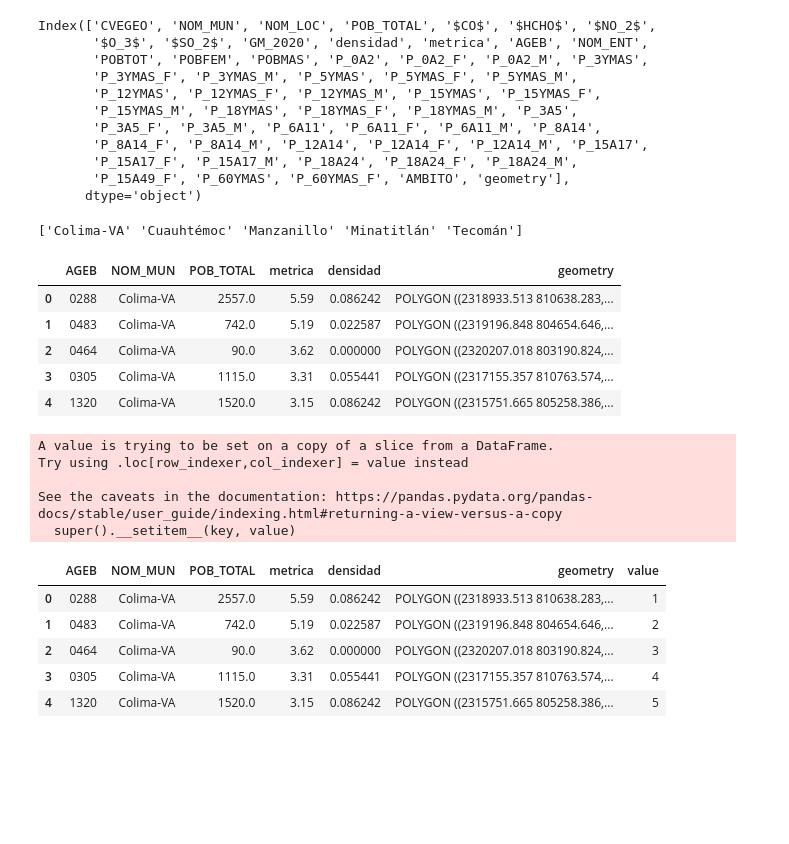
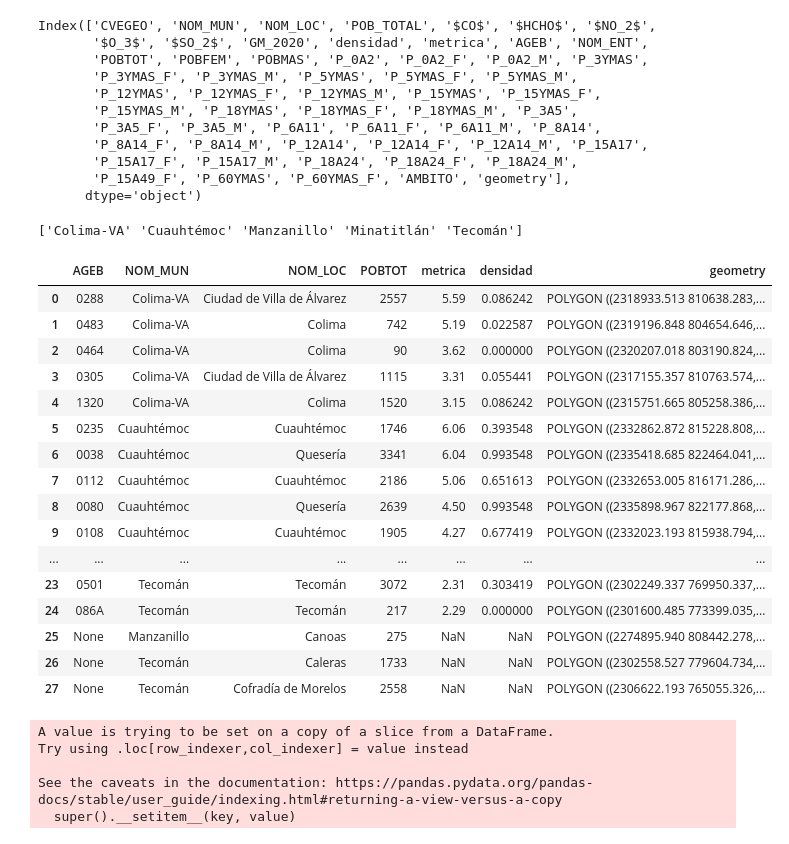
Before and after one commit to pcorner10/pronaces_analisis, a Jupyter notebook: reunion_15022023.ipynb, the cells around one changed output. Saved outputs shown, nothing was run; the diff lists cells and outputs as text; code cells hidden in the pictures; blank space fills up the shorter version.

```diff
--- a/reunion_15022023.ipynb
+++ b/reunion_15022023.ipynb
@@ -170,29 +170,35 @@ Index(['CVEGEO', 'NOM_MUN', 'NOM_LOC', 'POB_TOTAL', '$CO$', '$HCHO$', '$NO_2$',
        'P_15A49_F', 'P_60YMAS', 'P_60YMAS_F', 'AMBITO', 'geometry'],
       dtype='object')
 # %%
-gdf = gpdfinal3[["AGEB","NOM_MUN","POB_TOTAL","metrica", "densidad", "geometry"]]
+gdf = gpdfinal3[["AGEB","NOM_MUN","NOM_LOC","POBTOT","metrica", "densidad", "geometry"]]
 print(gdf.NOM_MUN.unique())
-gdf.head()
+gdf
 # %% [output]
 ['Colima-VA' 'Cuauhtémoc' 'Manzanillo' 'Minatitlán' 'Tecomán']
-|  | AGEB | NOM_MUN | POB_TOTAL | metrica | densidad | geometry |
-| 0 | 0288 | Colima-VA | 2557.0 | 5.59 | 0.086242 | POLYGON ((2318933.513 810638.283,... |
-| 1 | 0483 | Colima-VA | 742.0 | 5.19 | 0.022587 | POLYGON ((2319196.848 804654.646,... |
-| 2 | 0464 | Colima-VA | 90.0 | 3.62 | 0.000000 | POLYGON ((2320207.018 803190.824,... |
-| 3 | 0305 | Colima-VA | 1115.0 | 3.31 | 0.055441 | POLYGON ((2317155.357 810763.574,... |
-| 4 | 1320 | Colima-VA | 1520.0 | 3.15 | 0.086242 | POLYGON ((2315751.665 805258.386,... |
+|  | AGEB | NOM_MUN | NOM_LOC | POBTOT | metrica | densidad | geometry |
+| 0 | 0288 | Colima-VA | Ciudad de Villa de Álvarez | 2557 | 5.59 | 0.086242 | POLYGON ((2318933.513 810638.283,... |
+| 1 | 0483 | Colima-VA | Colima | 742 | 5.19 | 0.022587 | POLYGON ((2319196.848 804654.646,... |
+| 2 | 0464 | Colima-VA | Colima | 90 | 3.62 | 0.000000 | POLYGON ((2320207.018 803190.824,... |
+| 3 | 0305 | Colima-VA | Ciudad de Villa de Álvarez | 1115 | 3.31 | 0.055441 | POLYGON ((2317155.357 810763.574,... |
+| 4 | 1320 | Colima-VA | Colima | 1520 | 3.15 | 0.086242 | POLYGON ((2315751.665 805258.386,... |
+| 5 | 0235 | Cuauhtémoc | Cuauhtémoc | 1746 | 6.06 | 0.393548 | POLYGON ((2332862.872 815228.808,... |
+| 6 | 0038 | Cuauhtémoc | Quesería | 3341 | 6.04 | 0.993548 | POLYGON ((2335418.685 822464.041,... |
+| 7 | 0112 | Cuauhtémoc | Cuauhtémoc | 2186 | 5.06 | 0.651613 | POLYGON ((2332653.005 816171.286,... |
+| 8 | 0080 | Cuauhtémoc | Quesería | 2639 | 4.50 | 0.993548 | POLYGON ((2335898.967 822177.868,... |
+| 9 | 0108 | Cuauhtémoc | Cuauhtémoc | 1905 | 4.27 | 0.677419 | POLYGON ((2332023.193 815938.794,... |
+| ... | ... | ... | ... | ... | ... | ... | ... |
+| 23 | 0501 | Tecomán | Tecomán | 3072 | 2.31 | 0.303419 | POLYGON ((2302249.337 769950.337,... |
+| 24 | 086A | Tecomán | Tecomán | 217 | 2.29 | 0.000000 | POLYGON ((2301600.485 773399.035,... |
+| 25 | None | Manzanillo | Canoas | 275 | NaN | NaN | POLYGON ((2274895.940 808442.278,... |
+| 26 | None | Tecomán | Caleras | 1733 | NaN | NaN | POLYGON ((2302558.527 779604.734,... |
+| 27 | None | Tecomán | Cofradía de Morelos | 2558 | NaN | NaN | POLYGON ((2306622.193 765055.326,... |
 # %%
+# name columns to lowercase
+gdf.columns = [col.lower() for col in gdf.columns]
 gdf["value"] = [1,2,3,4,5]*5 + [1,1,1]
-gdf.head()
 # %% [output]
 A value is trying to be set on a copy of a slice from a DataFrame.
 Try using .loc[row_indexer,col_indexer] = value instead
 
 See the caveats in the documentation: https://pandas.pydata.org/pandas-docs/stable/user_guide/indexing.html#returning-a-view-versus-a-copy
   super().__setitem__(key, value)
-|  | AGEB | NOM_MUN | POB_TOTAL | metrica | densidad | geometry | value |
-| 0 | 0288 | Colima-VA | 2557.0 | 5.59 | 0.086242 | POLYGON ((2318933.513 810638.283,... | 1 |
-| 1 | 0483 | Colima-VA | 742.0 | 5.19 | 0.022587 | POLYGON ((2319196.848 804654.646,... | 2 |
-| 2 | 0464 | Colima-VA | 90.0 | 3.62 | 0.000000 | POLYGON ((2320207.018 803190.824,... | 3 |
-| 3 | 0305 | Colima-VA | 1115.0 | 3.31 | 0.055441 | POLYGON ((2317155.357 810763.574,... | 4 |
-| 4 | 1320 | Colima-VA | 1520.0 | 3.15 | 0.086242 | POLYGON ((2315751.665 805258.386,... | 5 |
```
Also changed, not shown: parts of 6 cells of this notebook, 24 other files.
